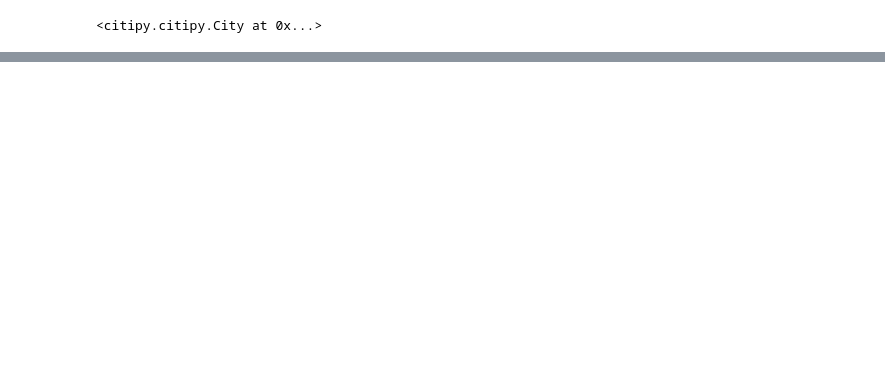
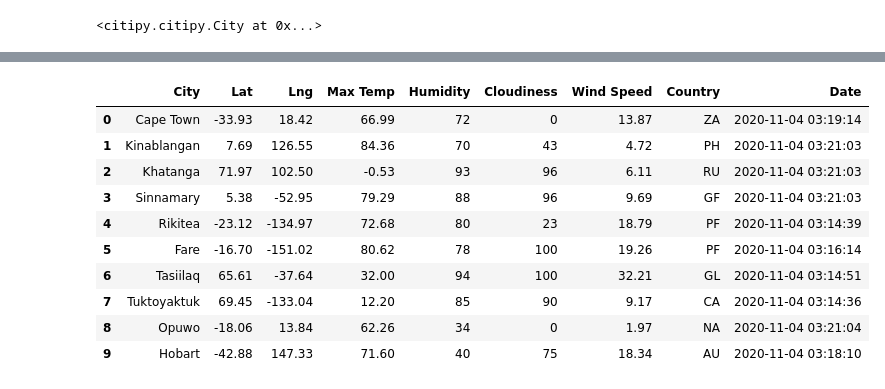
Before and after one commit to nluna96/World_Weather_Analysis, a Jupyter notebook: WeatherPy.ipynb, the cells around one changed output, grey strips where cells are left out. Cells and saved outputs as stored; diff of their text form; code cells hidden in the pictures; blank space fills up the shorter version.

```diff
--- a/WeatherPy.ipynb
+++ b/WeatherPy.ipynb
@@ -61,0 +77,4 @@ len(cities)
+# %%
+# Starting URL for Weather Map API Call.
+url = "http://api.openweathermap.org/data/2.5/weather?units=Imperial&APPID=" + weather_api_key
+print(url)
@@ -61,0 +161,16 @@ len(cities)
+# %%
+# Convert the array of dictionaries to a Pandas DataFrame.
+city_data_df = pd.DataFrame(city_data)
+city_data_df.head(10)
+# %% [output]
+|  | City | Lat | Lng | Max Temp | Humidity | Cloudiness | Wind Speed | Country | Date |
+| 0 | Cape Town | -33.93 | 18.42 | 66.99 | 72 | 0 | 13.87 | ZA | 2020-11-04 03:19:14 |
+| 1 | Kinablangan | 7.69 | 126.55 | 84.36 | 70 | 43 | 4.72 | PH | 2020-11-04 03:21:03 |
+| 2 | Khatanga | 71.97 | 102.50 | -0.53 | 93 | 96 | 6.11 | RU | 2020-11-04 03:21:03 |
+| 3 | Sinnamary | 5.38 | -52.95 | 79.29 | 88 | 96 | 9.69 | GF | 2020-11-04 03:21:03 |
+| 4 | Rikitea | -23.12 | -134.97 | 72.68 | 80 | 23 | 18.79 | PF | 2020-11-04 03:14:39 |
+| 5 | Fare | -16.70 | -151.02 | 80.62 | 78 | 100 | 19.26 | PF | 2020-11-04 03:16:14 |
+| 6 | Tasiilaq | 65.61 | -37.64 | 32.00 | 94 | 100 | 32.21 | GL | 2020-11-04 03:14:51 |
+| 7 | Tuktoyaktuk | 69.45 | -133.04 | 12.20 | 85 | 90 | 9.17 | CA | 2020-11-04 03:14:36 |
+| 8 | Opuwo | -18.06 | 13.84 | 62.26 | 34 | 0 | 1.97 | NA | 2020-11-04 03:21:04 |
+| 9 | Hobart | -42.88 | 147.33 | 71.60 | 40 | 75 | 18.34 | AU | 2020-11-04 03:18:10 |
```
Also changed, not shown: parts of 9 cells of this notebook, 3 other files.
